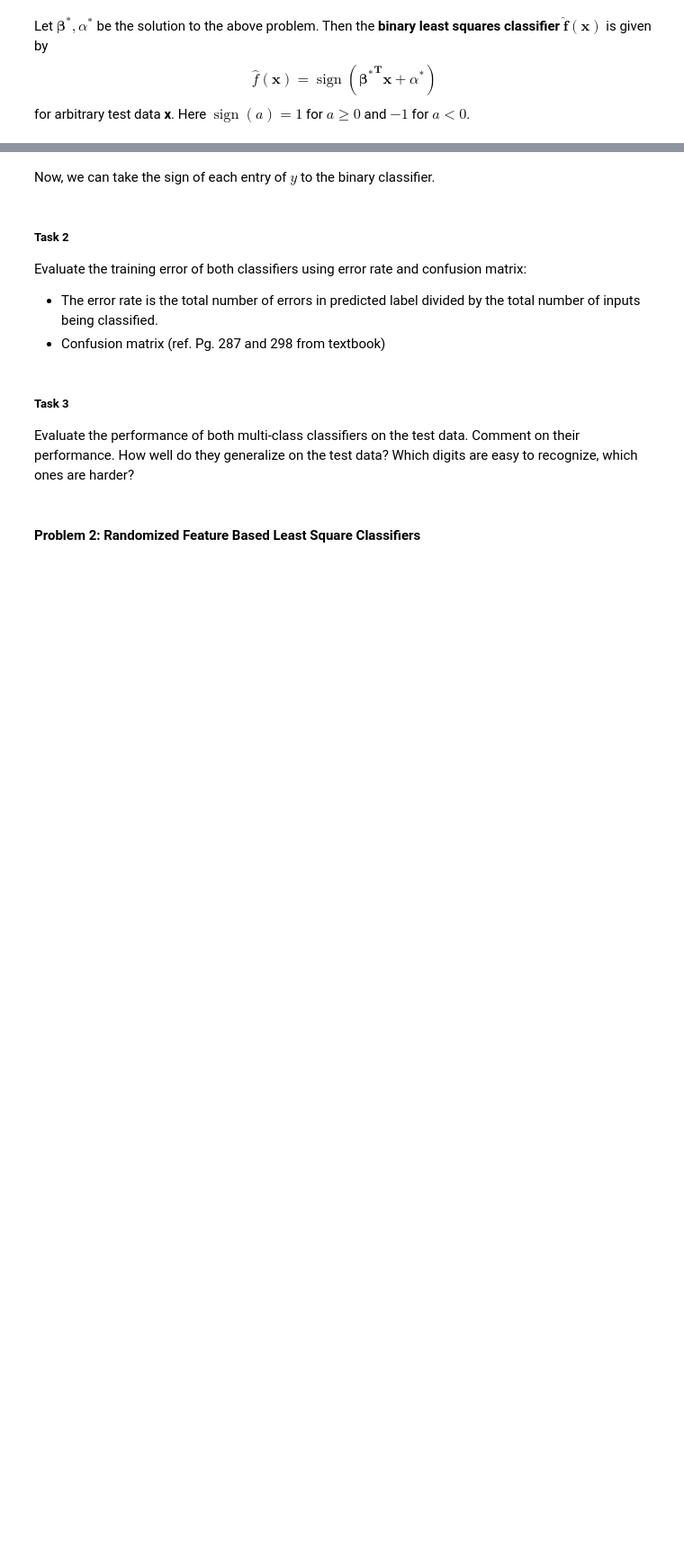
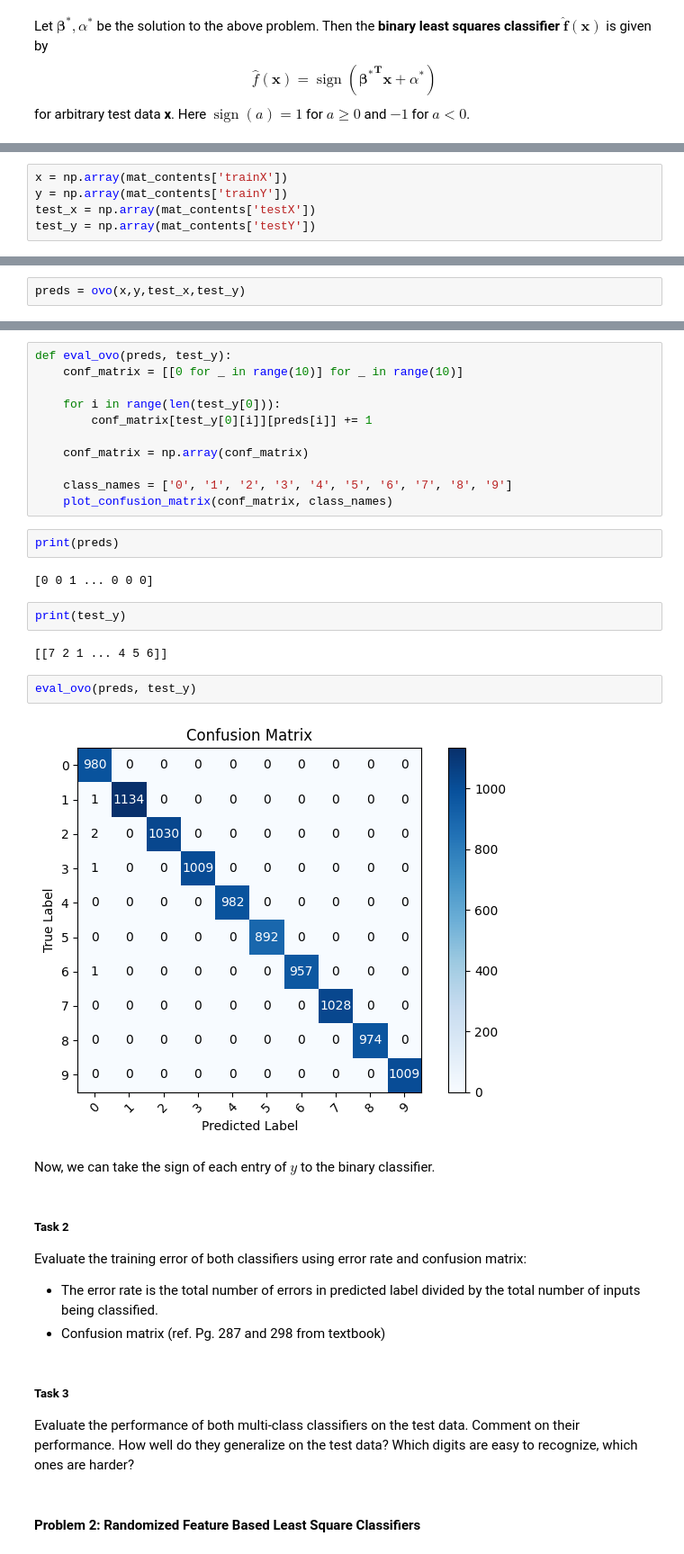
Before and after one commit to brandonszeto/ECE-174, a Jupyter notebook: project-1/mini_project.ipynb, the cells around one changed output, grey strips where cells are left out. Shown: that part at 90% size. Cells and saved outputs as stored; diff of their text form; blank space fills up the shorter version.

```diff
--- a/project-1/mini_project.ipynb
+++ b/project-1/mini_project.ipynb
@@ -217,0 +342,5 @@ for arbitrary test data **x**. Here $\operatorname{sign}(a) = 1$ for $a \geq 0$
+# %%
+x = np.array(mat_contents['trainX'])
+y = np.array(mat_contents['trainY'])
+test_x = np.array(mat_contents['testX'])
+test_y = np.array(mat_contents['testY'])
@@ -217,0 +390,2 @@ for arbitrary test data **x**. Here $\operatorname{sign}(a) = 1$ for $a \geq 0$
+# %%
+preds = ovo(x,y,test_x,test_y)
@@ -218,3 +412,26 @@ for arbitrary test data **x**. Here $\operatorname{sign}(a) = 1$ for $a \geq 0$
+# %%
+def eval_ovo(preds, test_y):
+    conf_matrix = [[0 for _ in range(10)] for _ in range(10)]
+
+    for i in range(len(test_y[0])):
+        conf_matrix[test_y[0][i]][preds[i]] += 1
+
+    conf_matrix = np.array(conf_matrix)
+
+    class_names = ['0', '1', '2', '3', '4', '5', '6', '7', '8', '9']
+    plot_confusion_matrix(conf_matrix, class_names)
+# %%
+print(preds)
+# %% [output]
+[0 0 1 ... 0 0 0]
+# %%
+print(test_y)
+# %% [output]
+[[7 2 1 ... 4 5 6]]
+# %%
+eval_ovo(preds, test_y)
+# %% [output]
+[figure, added]
 # %% [markdown]
 Now, we can take the sign of each entry of $y$ to the binary classifier.
 # %% [markdown]
```
Also changed, not shown: parts of 14 cells of this notebook, 2 other files.
